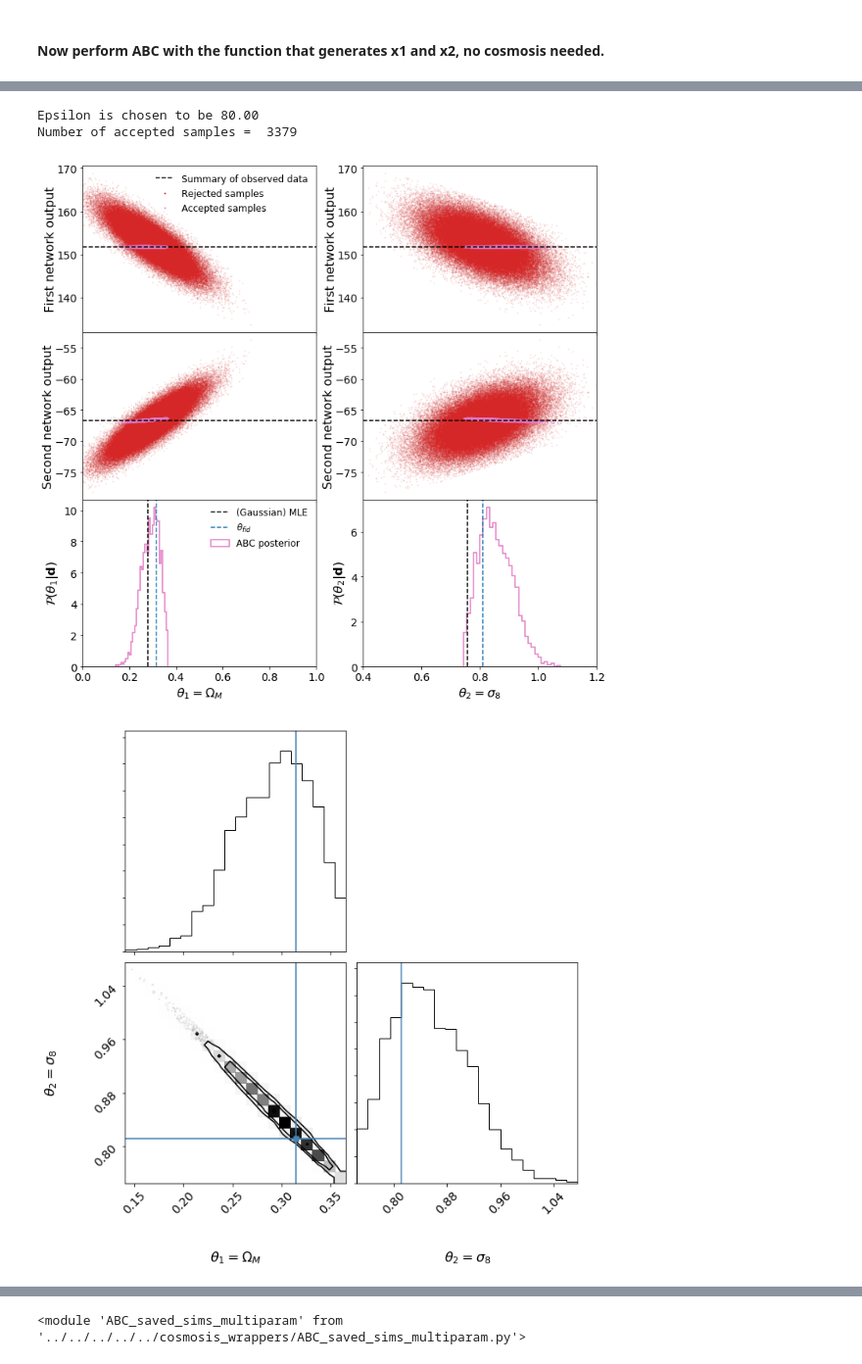
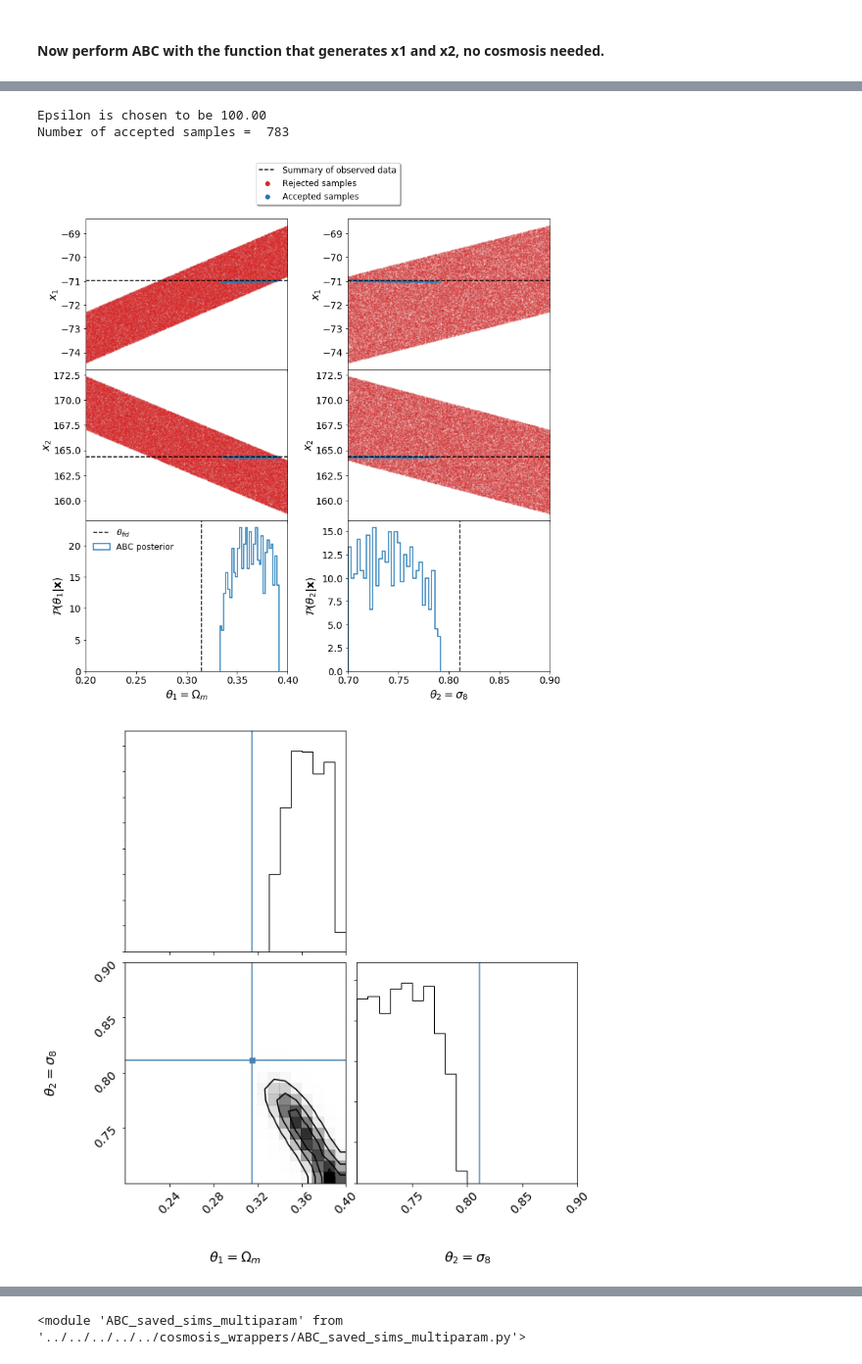
Before and after one commit to ErikOsinga/master_research_project, a Jupyter notebook: learning_purposes/v2_IMNN/weak_lensing_multibins/2param/sigma8/fit_latin_hypercube.ipynb, the cells around one changed output, grey strips where cells are left out. Shown at 98% size. Saved outputs shown, nothing was run; the diff lists cells and outputs as text; code cells hidden in the pictures.

Commit message:
Results are very dependent on prior. Seems it doesnt work with uniform

```diff
--- a/learning_purposes/v2_IMNN/weak_lensing_multibins/2param/sigma8/fit_latin_hypercube.ipynb
+++ b/learning_purposes/v2_IMNN/weak_lensing_multibins/2param/sigma8/fit_latin_hypercube.ipynb
@@ -49,27 +38,29 @@ class holder(object):
         self.figuredir = figuredir
 
 
-holder1 = holder(saveversion=5,figuredir='./hypercube/')
+modelversion = 10
+noiseless = False
+holder1 = holder(saveversion=modelversion,figuredir='./hypercube/')
 theta_fid = np.array([0.315,0.811]) # Omega_M, sigma8
 # %%
 # I generated 50 samples, for 2 params
 # with criterion = 'maximin'
 # using uniform for Omega_m between 0.2 and 0.4
 # and uniform for S8 between 0.7 and 0.9
-
 # The parameters according to lhs
-theta_lhd = np.load('./theta_lhd.npy')
+theta_lhd = np.load(f'{data_dir}theta_lhd_{modelversion}_{noiseless}.npy')
 # The Cells
-lhd_Cls = np.load('./lhd_Cls.npy')
+lhd_Cls = np.load(f'{data_dir}lhd_Cls_{modelversion}_{noiseless}.npy')
 
 # The fisher info on the real data
-# fisher = np.load('./realfisher')
+fisher = np.load(f'{data_dir}realfisher_{modelversion}_{noiseless}.npy')
 
 # The summaries
-summaries = np.load('./lhd_summaries.npy')
-realsummary = np.load('./realsummary.npy')
+summaries = np.load(f'{data_dir}lhd_summaries_{modelversion}_{noiseless}.npy')
+realsummary = np.load(f'{data_dir}realsummary_{modelversion}_{noiseless}.npy')
 # Plot the summaries
 generate_hypercube.plot_hypercube_summaries(theta_lhd, summaries
     , holder1, theta_fid, realsummary, oneD=True, hbins=20
+    , xlabels = [r"$\theta_1 = \Omega_M$", r"$\theta_2 = \sigma_8$"]
     , show=True)
 # %% [output]
@@ -152,11 +178,11 @@ def plot_fit_result(model,xindx):
 
     # color boundaries hardcoded
     if xindx == 1:
-        vmin = None
-        vmax = None
+        vmin = summaries[:,0].min()-3
+        vmax = summaries[:,0].max()+3
     if xindx == 2:
-        vmin = None
-        vmax = None
+        vmin = summaries[:,1].min()-3
+        vmax = summaries[:,1].max()+3
 
     num = 1000
     model_sol_scatter = model(theta_lhd[:num,0],theta_lhd[:num,1])
@@ -408,8 +568,11 @@ def ABC_with_model(draws, real_summary, prior, model1, model2, fisher):
 # Variables for ABC
 draws = int(1e5) # amount of draws
 # A Truncated gaussian prior
+
+# Basically a uniform prior
 prior = {'mean': np.array([0.30,0.805]),
-         'variance': np.array([[0.01,0],[0,0.01]]), # cov matrix
-         'lower': np.array([0.0,0.4]),
-         'upper': np.array([1.0,1.2])
+         'variance': np.array([[10,0],[0,10]]), # cov matrix
+         #'variance': np.array([[0.01,0],[0,0.01]]), # cov matrix
+         'lower': np.array([0.2,0.7]),
+         'upper': np.array([0.4,0.9])
          }
@@ -423,20 +588,22 @@ abc_modelsp = ABC_with_model(draws, realsummary, prior, model_sp, model2_sp, fis
 # %%
 class holder(object):
     """Small class because plotting function requires it"""
     def __init__(self,saveversion,figuredir):
         self.modelversion = saveversion
         self.figuredir = figuredir
 
 
-holder1 = holder(saveversion=3,figuredir='./')
+holder1 = holder(saveversion=modelversion,figuredir='./hypercube/')
 theta_fid = np.array([0.315, 0.811])
-# plotting function requires this too, does not depend on model fitting though, so steal from earlier abc
-abc_model["MLE"] = abc["MLE"]
-ABC_saved_sims_multiparam.plot_ABC_2params(abc_model, holder1, theta_fid, prior, oneD='both'
-                                           , hbins=30, epsilon=80,show=True)
+# plotting function requires this too, does not depend on model
+# fitting though, so steal from earlier abc
+abc_model["MLE"] = np.nan
+ABC_saved_sims_multiparam.plot_ABC_2params(abc_model, holder1
+                            , theta_fid, prior, oneD='both'
+                            , hbins=30, epsilon=100,show=True)
 # %% [output]
-Epsilon is chosen to be 80.00
-Number of accepted samples =  3379
+Epsilon is chosen to be 100.00
+Number of accepted samples =  783
-[figure, old version]
+[figure, new version]
-[figure, old version]
+[figure, new version]
 # %%
```
Also changed, not shown: parts of 32 cells of this notebook.
